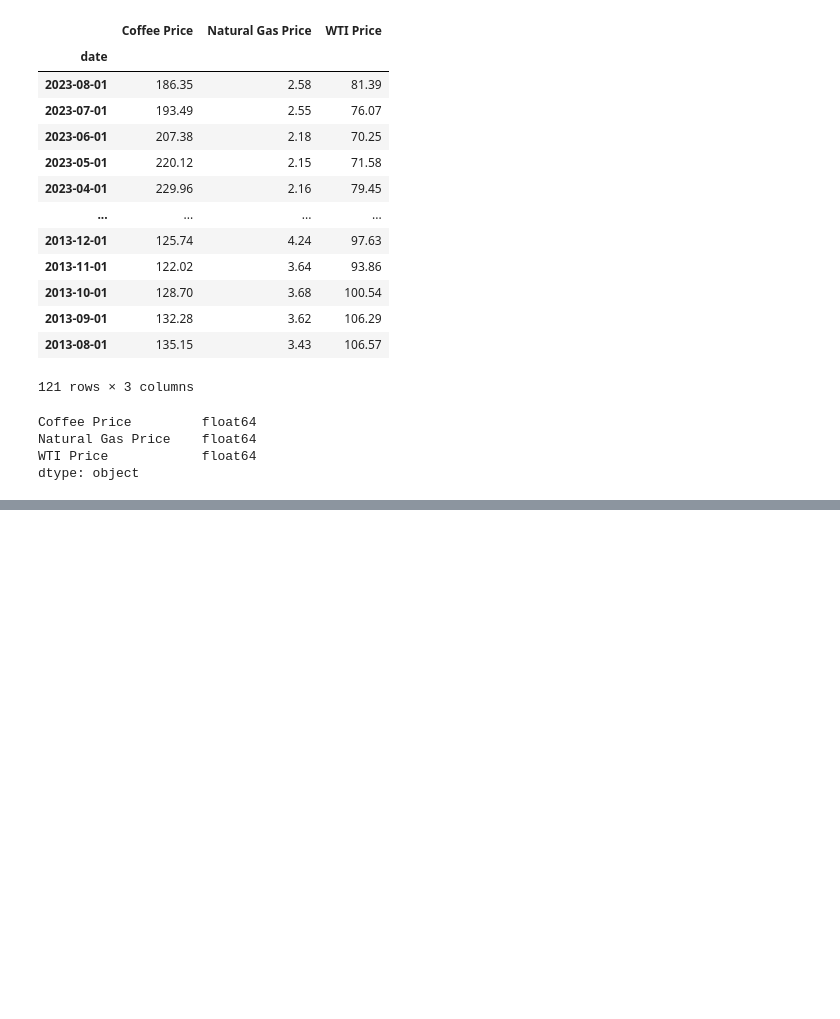
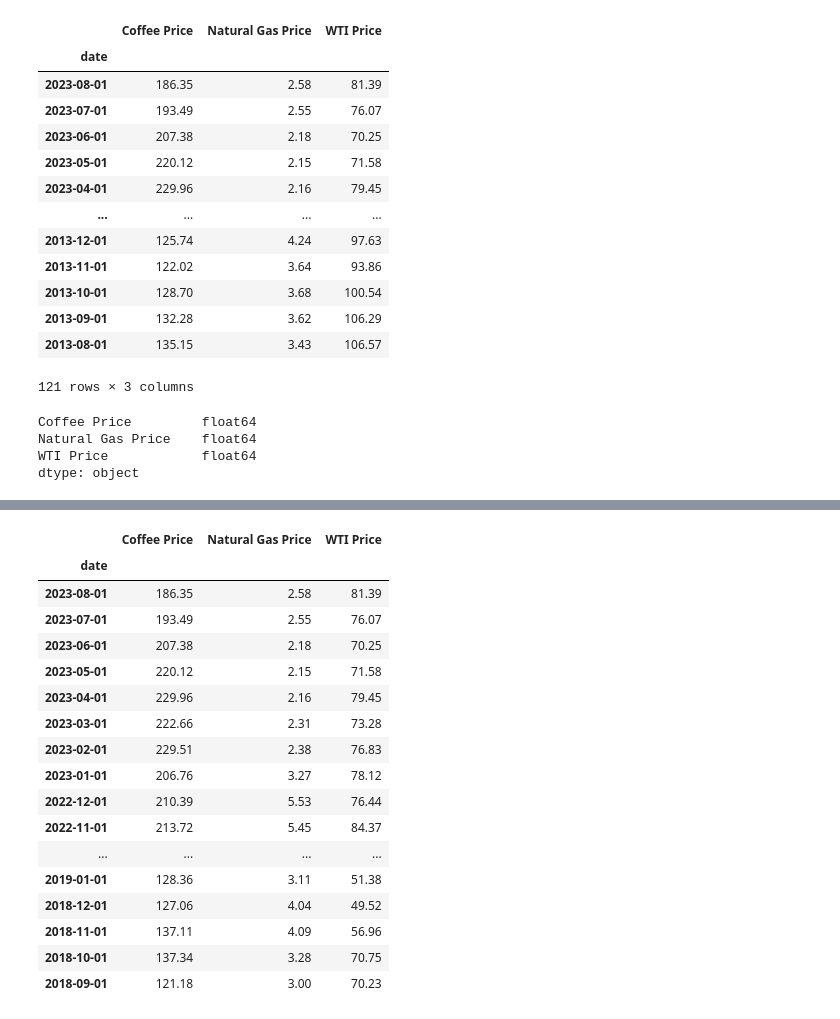
Before and after one commit to JoeBrueneman/Commodity_Trading_Analysis, a Jupyter notebook: Joe/Commodity Prices.ipynb, the cells around one changed output, grey strips where cells are left out. Drawn from its saved outputs; the diff is of its cells as text; code cells hidden in the pictures; blank space fills up the shorter version.

```diff
--- a/Joe/Commodity Prices.ipynb
+++ b/Joe/Commodity Prices.ipynb
@@ -92,4 +94,26 @@ plt.show()
 # %%
 #plt.plot(New_Merged_df["Natural Gas Price"], label = "Natural Gas Price")
 #plt.plot(New_Merged_df["WTI Price"], label = "WTI Price")
+# New_Merged_df = New_Merged_df.reset_index()
+Bar_df= New2_Merged_df[0:60]
+Bar_df
+# %% [output]
+|  | Coffee Price | Natural Gas Price | WTI Price |
+| date |  |  |  |
+| 2023-08-01 | 186.35 | 2.58 | 81.39 |
+| 2023-07-01 | 193.49 | 2.55 | 76.07 |
+| 2023-06-01 | 207.38 | 2.18 | 70.25 |
+| 2023-05-01 | 220.12 | 2.15 | 71.58 |
+| 2023-04-01 | 229.96 | 2.16 | 79.45 |
+| 2023-03-01 | 222.66 | 2.31 | 73.28 |
+| 2023-02-01 | 229.51 | 2.38 | 76.83 |
+| 2023-01-01 | 206.76 | 3.27 | 78.12 |
+| 2022-12-01 | 210.39 | 5.53 | 76.44 |
+| 2022-11-01 | 213.72 | 5.45 | 84.37 |
+| ... | ... | ... | ... |
+| 2019-01-01 | 128.36 | 3.11 | 51.38 |
+| 2018-12-01 | 127.06 | 4.04 | 49.52 |
+| 2018-11-01 | 137.11 | 4.09 | 56.96 |
+| 2018-10-01 | 137.34 | 3.28 | 70.75 |
+| 2018-09-01 | 121.18 | 3.00 | 70.23 |
 # %%
```
Also changed, not shown: parts of 5 cells of this notebook.
